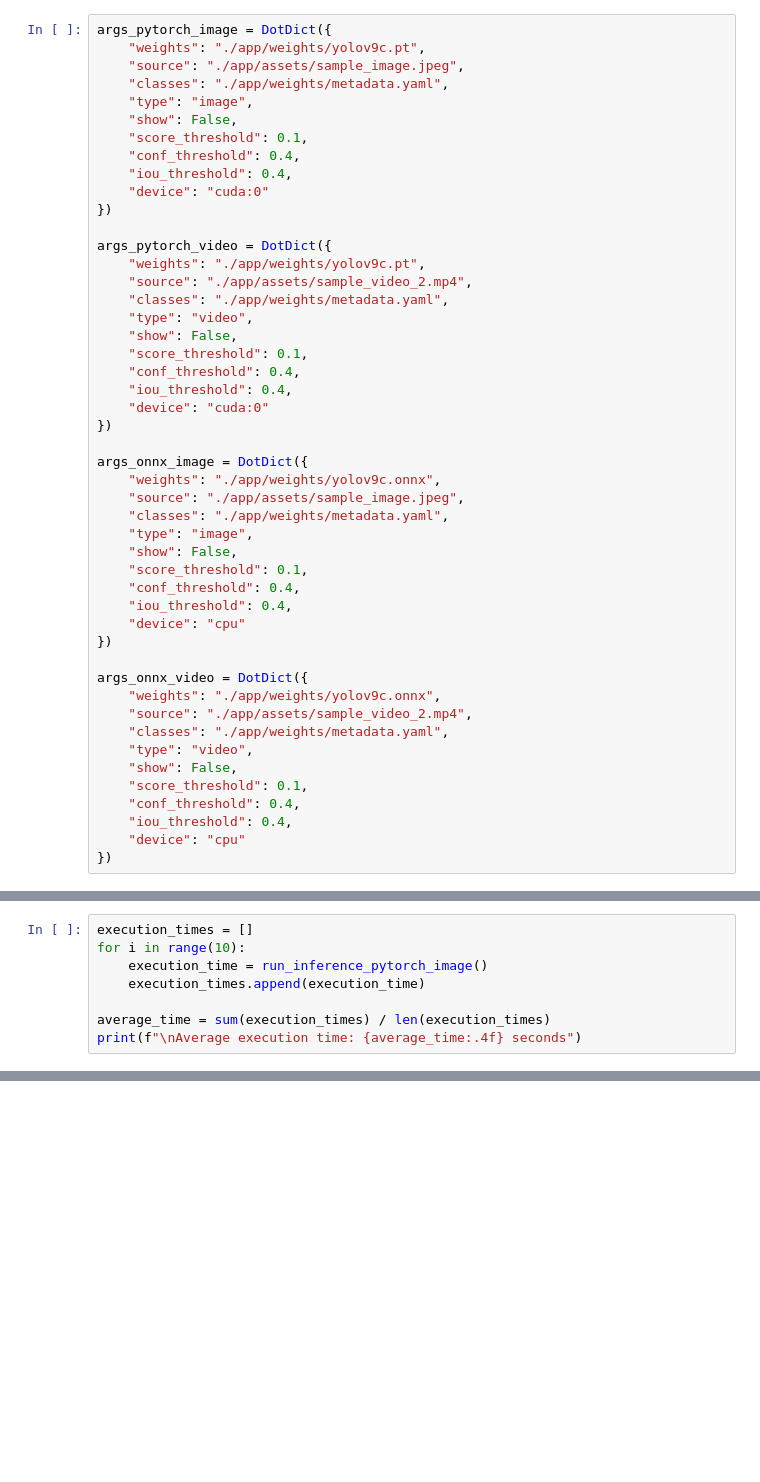
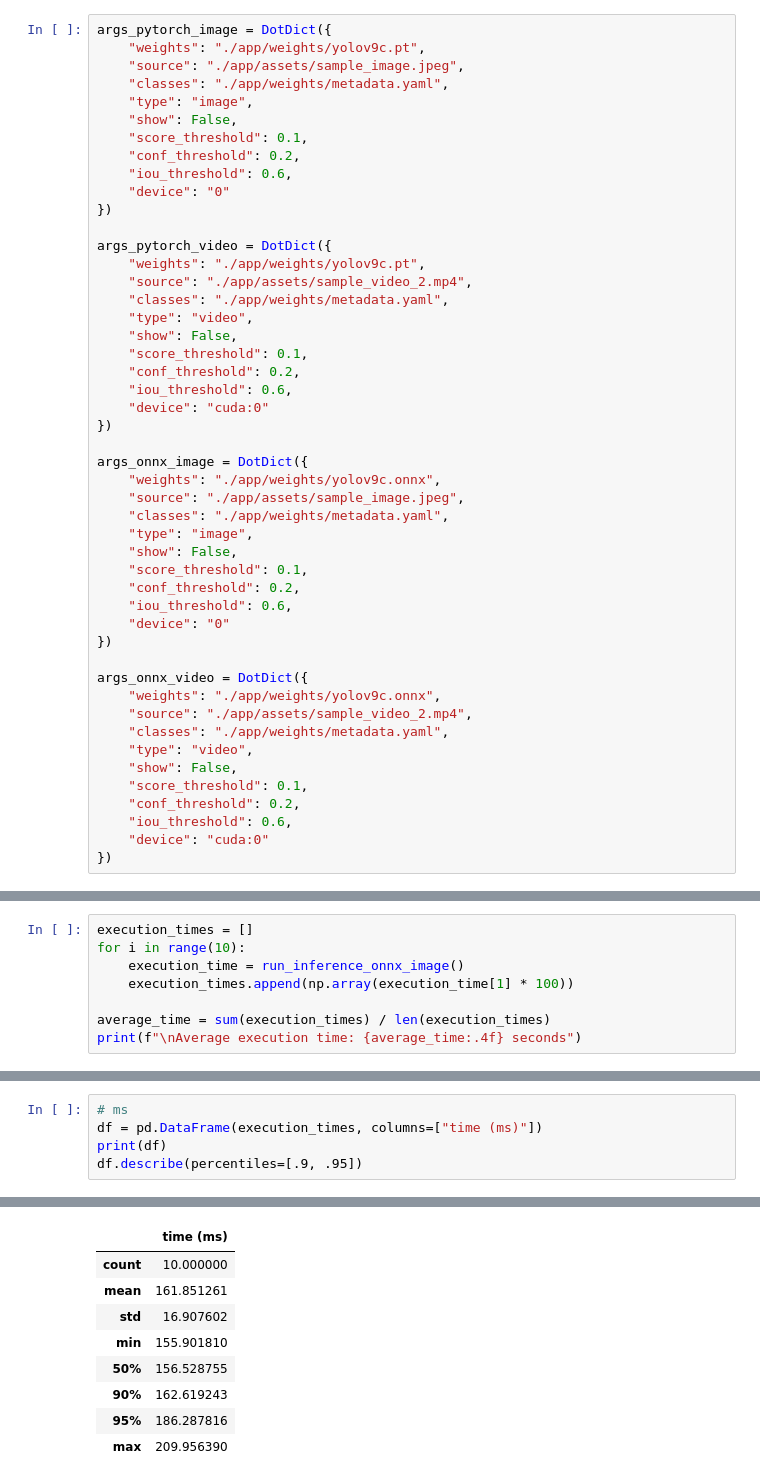
Before and after one commit to PomPerWoW/ml-model-optimization, a Jupyter notebook: run.ipynb, the cells around one changed output, grey strips where cells are left out. Drawn from its saved outputs; the diff is of its cells as text; blank space fills up the shorter version.

```diff
--- a/run.ipynb
+++ b/run.ipynb
@@ -12,9 +64,9 @@ args_pytorch_image = DotDict({
     "type": "image",
     "show": False,
     "score_threshold": 0.1,
-    "conf_threshold": 0.4,
-    "iou_threshold": 0.4,
-    "device": "cuda:0"
+    "conf_threshold": 0.2,
+    "iou_threshold": 0.6,
+    "device": "0"
 })
 
 args_pytorch_video = DotDict({
@@ -24,8 +76,8 @@ args_pytorch_video = DotDict({
     "type": "video",
     "show": False,
     "score_threshold": 0.1,
-    "conf_threshold": 0.4,
-    "iou_threshold": 0.4,
+    "conf_threshold": 0.2,
+    "iou_threshold": 0.6,
     "device": "cuda:0"
 })
 
@@ -36,9 +88,9 @@ args_onnx_image = DotDict({
     "type": "image",
     "show": False,
     "score_threshold": 0.1,
-    "conf_threshold": 0.4,
-    "iou_threshold": 0.4,
-    "device": "cpu"
+    "conf_threshold": 0.2,
+    "iou_threshold": 0.6,
+    "device": "0"
 })
 
 args_onnx_video = DotDict({
@@ -48,7 +100,7 @@ args_onnx_video = DotDict({
     "type": "video",
     "show": False,
     "score_threshold": 0.1,
-    "conf_threshold": 0.4,
-    "iou_threshold": 0.4,
-    "device": "cpu"
+    "conf_threshold": 0.2,
+    "iou_threshold": 0.6,
+    "device": "cuda:0"
 })
@@ -90,8 +339,8 @@ Elapsed time: 21.6414 seconds
 # %%
 execution_times = []
 for i in range(10):
-    execution_time = run_inference_pytorch_image()
-    execution_times.append(execution_time)
+    execution_time = run_inference_onnx_image()
+    execution_times.append(np.array(execution_time[1] * 100))
 
 average_time = sum(execution_times) / len(execution_times)
 print(f"\nAverage execution time: {average_time:.4f} seconds")
@@ -97,0 +365,6 @@ print(f"\nAverage execution time: {average_time:.4f} seconds")
+# %%
+# ms
+df = pd.DataFrame(execution_times, columns=["time (ms)"])
+print(df)
+df.describe(percentiles=[.9, .95])
+# %% [output]
@@ -97,0 +382,9 @@ print(f"\nAverage execution time: {average_time:.4f} seconds")
+|  | time (ms) |
+| count | 10.000000 |
+| mean | 161.851261 |
+| std | 16.907602 |
+| min | 155.901810 |
+| 50% | 156.528755 |
+| 90% | 162.619243 |
+| 95% | 186.287816 |
+| max | 209.956390 |
```
Also changed, not shown: parts of 35 cells of this notebook, 7 other files.
